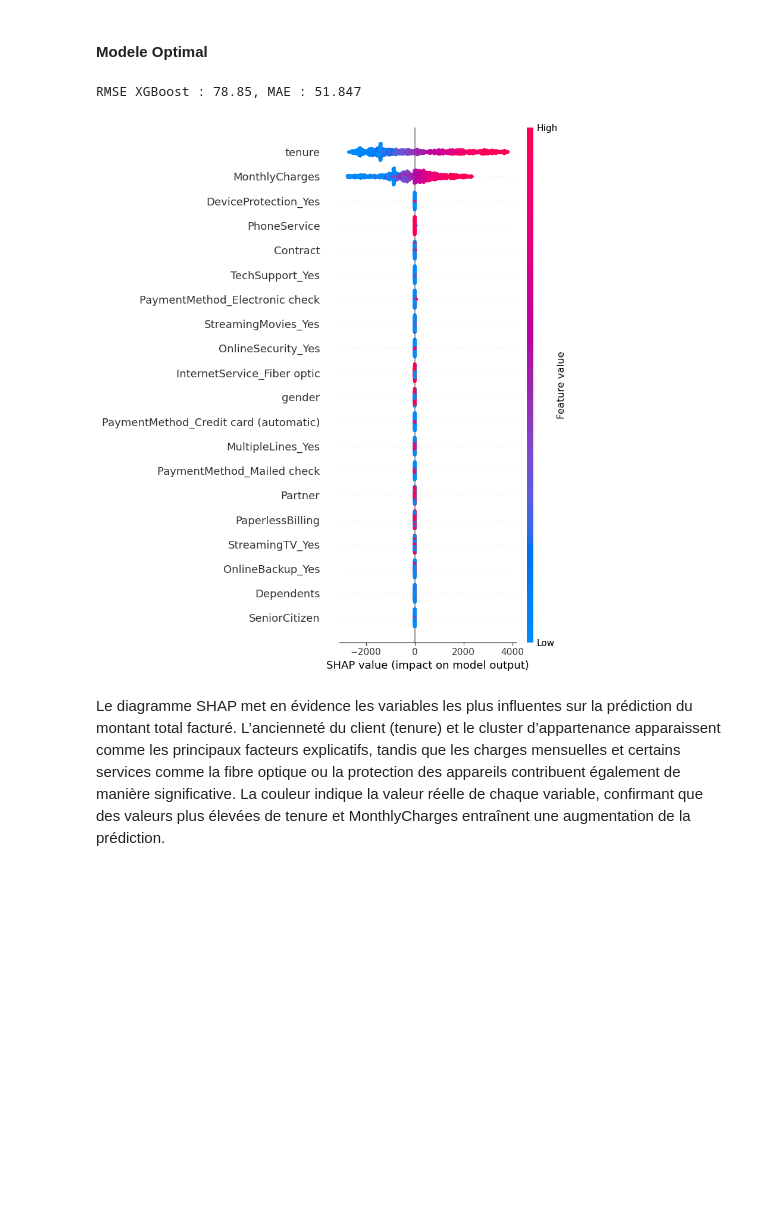
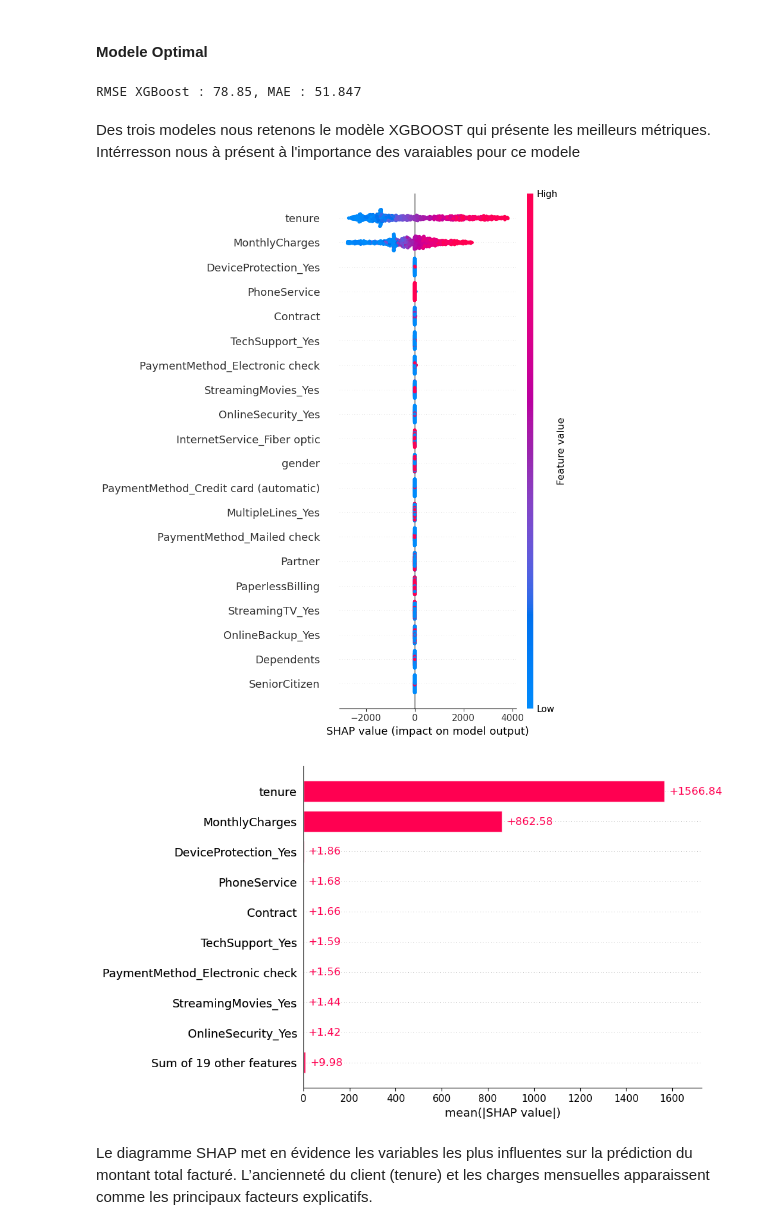
Before and after one commit to Bapt1st3/Telco_Customer_Prediction, a Jupyter notebook: regression.ipynb, the cells around one changed output. Cells and saved outputs as stored; diff of their text form; code cells hidden in the pictures; blank space fills up the shorter version.

```diff
--- a/regression.ipynb
+++ b/regression.ipynb
@@ -118,9 +113,9 @@ RMSE RF de base : 80.80, MAE RF : 53.354
 rf = RandomForestRegressor(random_state=42)
 # Grille d’hyperparamètres
 # Grille d’hyperparamètres sécurisée
-param_grid = {'n_estimators': [100, 200, 300],'max_depth': [5, 10, 15, 20], 'min_samples_leaf': [2, 4, 6],'max_features': ['sqrt', 'log2'],'bootstrap': [True]}
+param_grid = {'n_estimators': [100, 200, 300],'max_depth': [5, 10, 15], 'min_samples_leaf': [2, 4, 6],'max_features': ['sqrt', 'log2'],'bootstrap': [True]}
 # GridSearch avec 5-fold cross-validation
-grid_search = GridSearchCV(estimator=rf,param_grid=param_grid,cv=10,scoring='neg_root_mean_squared_error', n_jobs=-1,verbose=1)
+grid_search = GridSearchCV(estimator=rf,param_grid=param_grid_safe,cv=10,scoring='neg_root_mean_squared_error', n_jobs=-1,verbose=1)
 # Entraînement
 grid_search.fit(X_train, y_train)
 # Meilleurs paramètres et performances
@@ -134,16 +129,12 @@ Meilleurs paramètres RF : {'bootstrap': True, 'max_depth': 15, 'max_features':
 #### Modèle Optimal
 # %%
 # Modèle optimisé
-rf_opt = RandomForestRegressor(bootstrap=True, max_depth=15, max_features='sqrt', min_samples_leaf=2, n_estimators= 300)
-# Entraînement
-rf_opt.fit(X_train, y_train)
+rf_opt = grid_search.best_estimator_
 # Prédiction sur le test set
 y_pred_rf_opt = rf_opt.predict(X_test)
 # Évaluation des performances
 rmse_rf_opt = np.sqrt(mean_squared_error(y_test, y_pred_rf_opt))
-r2_rf_opt = r2_score(y_test, y_pred_rf_opt)
 mae_rf_opt = mean_absolute_error(y_test, y_pred_rf_opt)
 print(f"RMSE RF optimisé sur test : {rmse_rf_opt:.2f}")
-print(f"R2 RF optimisé sur test : {r2_rf_opt:.3f}")
 print(f"MAE optimisé sur test : {mae_rf_opt:.3f}")
 # %% [output]
@@ -219,21 +207,25 @@ y_pred_xgb = xgb_optimal.predict(X_test)
 rmse_xgb = np.sqrt(mean_squared_error(y_test, y_pred_xgb))
 mae_xgb = mean_absolute_error(y_test, y_pred_xgb)
 print(f"RMSE XGBoost : {rmse_xgb:.2f}, MAE : {mae_xgb:.3f}")
-# Visualisation de l'importance des variables
-import shap
-# Initialiser l'explainer SHAP avec le modèle XGBoost entraîné
-explainer = shap.Explainer(xgb_optimal)
-# Calculer les valeurs SHAP pour le jeu de données de test
-shap_values = explainer(X_test)
-# Afficher un graphique récapitulatif des valeurs SHAP
-#shap.summary_plot(shap_values, X_test, plot_type="bar")
-shap.summary_plot(shap_values, X_test)
-#shap.plots.bar(shap_values)
 # %% [output]
 RMSE XGBoost : 78.85, MAE : 51.847
-[figure, removed]
+# %% [markdown]
+Des trois modeles nous retenons le modèle XGBOOST qui présente les meilleurs métriques. Intérresson nous à présent à l'importance des varaiables pour ce modele
+# %%
+# Visualisation de l'importance des variables
+import shap
+# Initialiser l'explainer SHAP avec le modèle XGBoost entraîné
+explainer = shap.Explainer(xgb_optimal)
+# Calculer les valeurs SHAP pour le jeu de données de test
+shap_values = explainer(X_test)
+# Graphique récapitulatif des valeurs SHAP
+shap.summary_plot(shap_values, X_test)
+shap.plots.bar(shap_values)
+# %% [output]
+[figure, added]
+[figure, added]
 # %% [markdown]
-Le diagramme SHAP met en évidence les variables les plus influentes sur la prédiction du montant total facturé. L’ancienneté du client (tenure) et le cluster d’appartenance apparaissent comme les principaux facteurs explicatifs, tandis que les charges mensuelles et certains services comme la fibre optique ou la protection des appareils contribuent également de manière significative. La couleur indique la valeur réelle de chaque variable, confirmant que des valeurs plus élevées de tenure et MonthlyCharges entraînent une augmentation de la prédiction.
+Le diagramme SHAP met en évidence les variables les plus influentes sur la prédiction du montant total facturé. L’ancienneté du client (tenure) et les charges mensuelles apparaissent comme les principaux facteurs explicatifs.
 # %%
 import matplotlib.pyplot as plt
 plt.scatter(y_test, y_pred_xgb, alpha=0.5)
```
Also changed, not shown: parts of 11 cells of this notebook.
